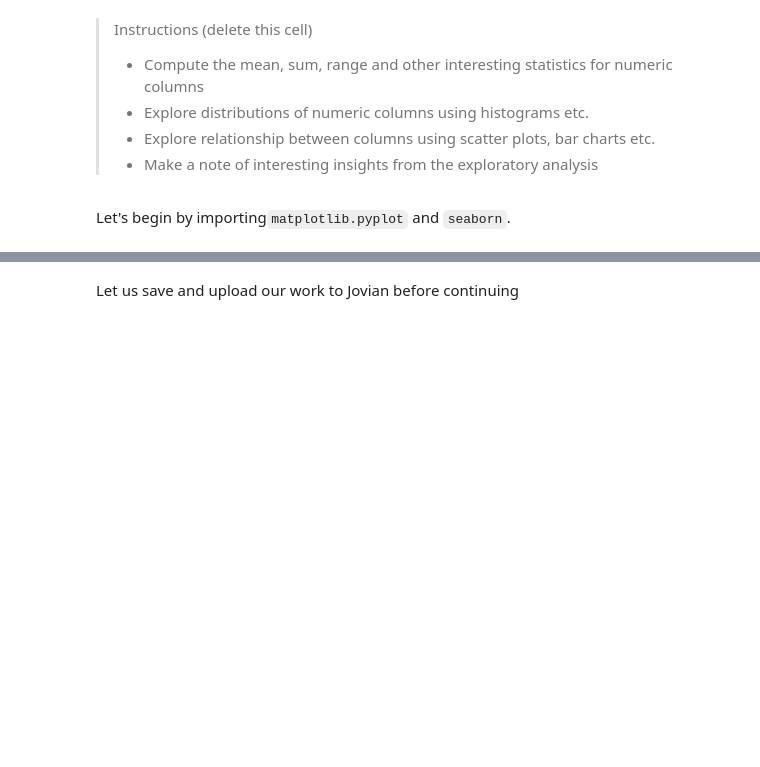
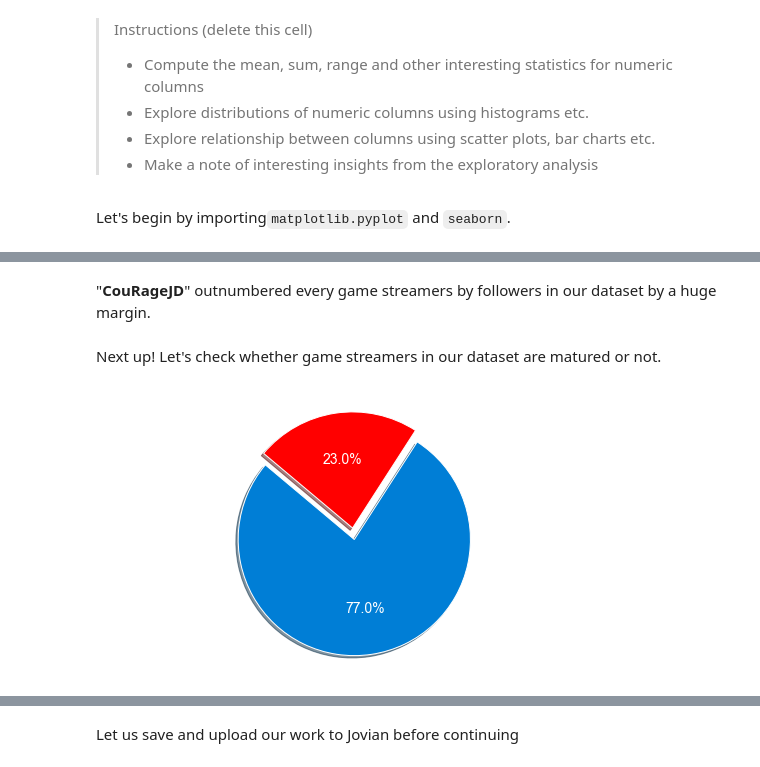
Before and after one commit to PrynsTag/Data-Analysis-with-Python-Zero-to-Pandas, a Jupyter notebook: Final Project/Analyzing Streamer Data.ipynb, the cells around one changed output, grey strips where cells are left out. Drawn from its saved outputs; the diff is of its cells as text; code cells hidden in the pictures; blank space fills up the shorter version.

```diff
--- a/Final Project/Analyzing Streamer Data.ipynb
+++ b/Final Project/Analyzing Streamer Data.ipynb
@@ -357,0 +380,17 @@ We can see that a lot of streamers in our dataset are mostly young lads by a hug
+# %% [markdown]
+"**CouRageJD**" outnumbered every game streamers by followers in our dataset by a huge margin.
+# %% [markdown]
+Next up! Let's check whether game streamers in our dataset are matured or not.
+# %%
+plt.pie(df.groupby("Mature").count()["Channel"].values,
+        explode=[0.1, 0],
+        labels=["Young", "Mature"],
+        colors=["#007ED6", "#FF0000"],
+        autopct='%1.1f%%',
+        shadow=True,
+        startangle=140)
+
+plt.axis("equal")
+plt.show()
+# %% [output]
+[figure, added]
```
Also changed, not shown: parts of 47 cells of this notebook.
